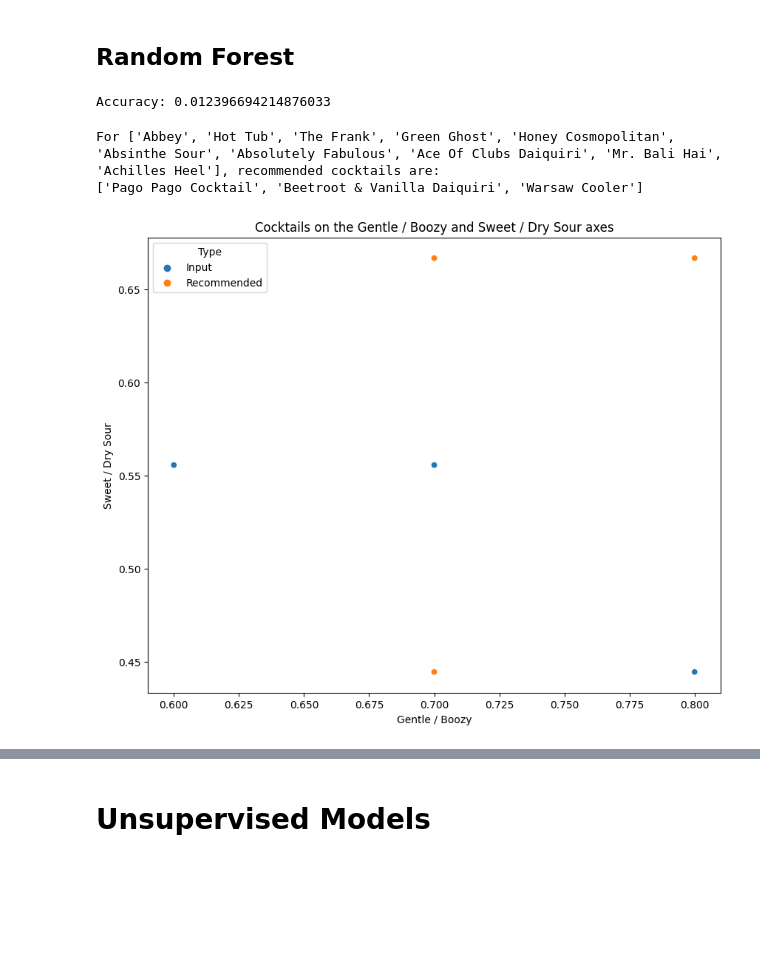
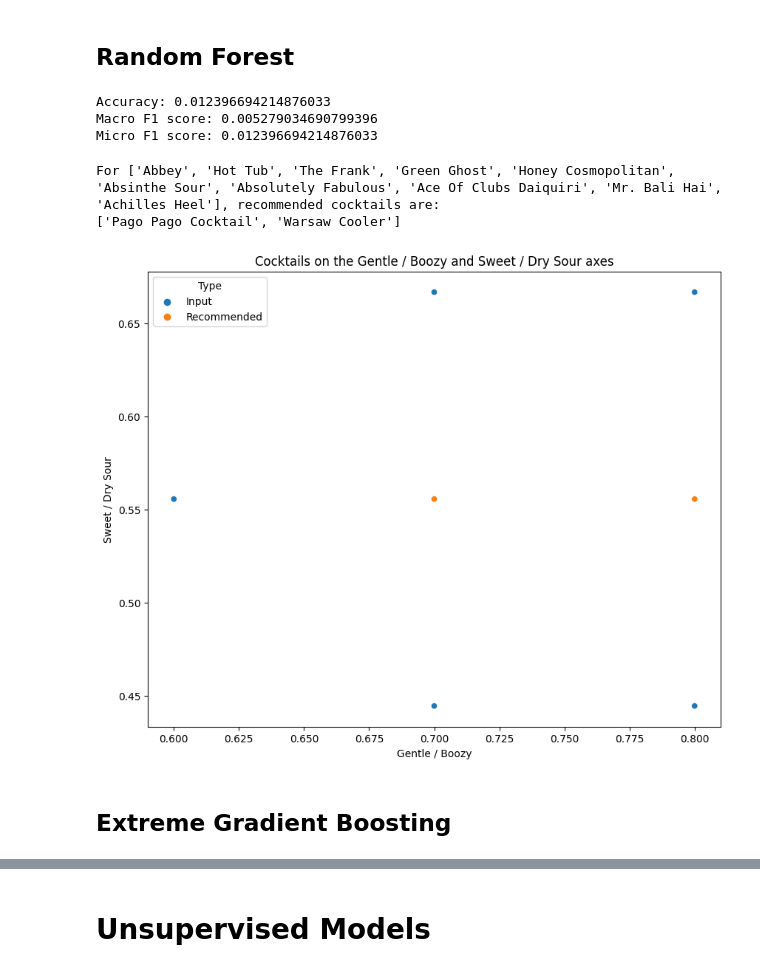
Before and after one commit to whodatboiii/Machine-Learning-Project-in-BA, a Jupyter notebook: difford_scrape.ipynb, the cells around one changed output, grey strips where cells are left out. Saved outputs shown, nothing was run; the diff lists cells and outputs as text; code cells hidden in the pictures; blank space fills up the shorter version.

```diff
--- a/difford_scrape.ipynb
+++ b/difford_scrape.ipynb
@@ -758,7 +758,7 @@ y = df_scaled.index
 X_train, X_test, y_train, y_test = train_test_split(X, y, test_size=0.2, random_state=42)
 
 # Create a Random Forest Classifier
-clf = RandomForestClassifier(n_estimators=1000, random_state=42)
+clf = RandomForestClassifier(n_estimators=500, random_state=42)
 
 # Train the model
 clf.fit(X_train, y_train)
@@ -768,6 +768,8 @@ y_pred = clf.predict(X_test)
 
 # Evaluate the model
 print("Accuracy:", accuracy_score(y_test, y_pred))
+print("Macro F1 score:", f1_score(y_test, y_pred, average='macro'))
+print("Micro F1 score:", f1_score(y_test, y_pred, average='micro'))
 
 # Once the model is trained, you can use it to predict the cocktail that is the most similar to a given input
 def recommend_cocktails_rf(cocktails, model, df_scaled):
@@ -810,21 +812,25 @@ print(f"For {cocktails_to_input_more}, recommended cocktails are: ")
 print(recommended_cocktails_rf)
 # %% [output]
 Accuracy: 0.012396694214876033
+Macro F1 score: 0.005279034690799396
+Micro F1 score: 0.012396694214876033
 For ['Abbey', 'Hot Tub', 'The Frank', 'Green Ghost', 'Honey Cosmopolitan', 'Absinthe Sour', 'Absolutely Fabulous', 'Ace Of Clubs Daiquiri', 'Mr. Bali Hai', 'Achilles Heel'], recommended cocktails are:
-['Pago Pago Cocktail', 'Beetroot & Vanilla Daiquiri', 'Warsaw Cooler']
+['Pago Pago Cocktail', 'Warsaw Cooler']
 # %%
 # Get feature values for input and recommended cocktails
 input_cocktails_features = df_scaled.loc[cocktails_to_input_more, ["Gentle / Boozy", "Sweet / Dry Sour"]]
-recommended_cocktails_features = df_scaled.loc[recommended_cocktails, ["Gentle / Boozy", "Sweet / Dry Sour"]]
+recommended_cocktails_features = df_scaled.loc[recommended_cocktails_rf, ["Gentle / Boozy", "Sweet / Dry Sour"]]
 
 # Create a new DataFrame for the plot
 plot_df = pd.concat([input_cocktails_features, recommended_cocktails_features])
-plot_df['Type'] = ['Input'] * len(cocktails_to_input_more) + ['Recommended'] * len(recommended_cocktails)
+plot_df['Type'] = ['Input'] * len(cocktails_to_input_more) + ['Recommended'] * len(recommended_cocktails_rf)
 
 # Create the scatter plot
 plt.figure(figsize=(10, 8))
 sns.scatterplot(data=plot_df, x='Gentle / Boozy', y='Sweet / Dry Sour', hue='Type')
 plt.title('Cocktails on the Gentle / Boozy and Sweet / Dry Sour axes')
 plt.show()
 # %% [output]
-[figure, old version]
+[figure, new version]
+# %% [markdown]
+## Extreme Gradient Boosting
```
Also changed, not shown: parts of 9 cells of this notebook.
